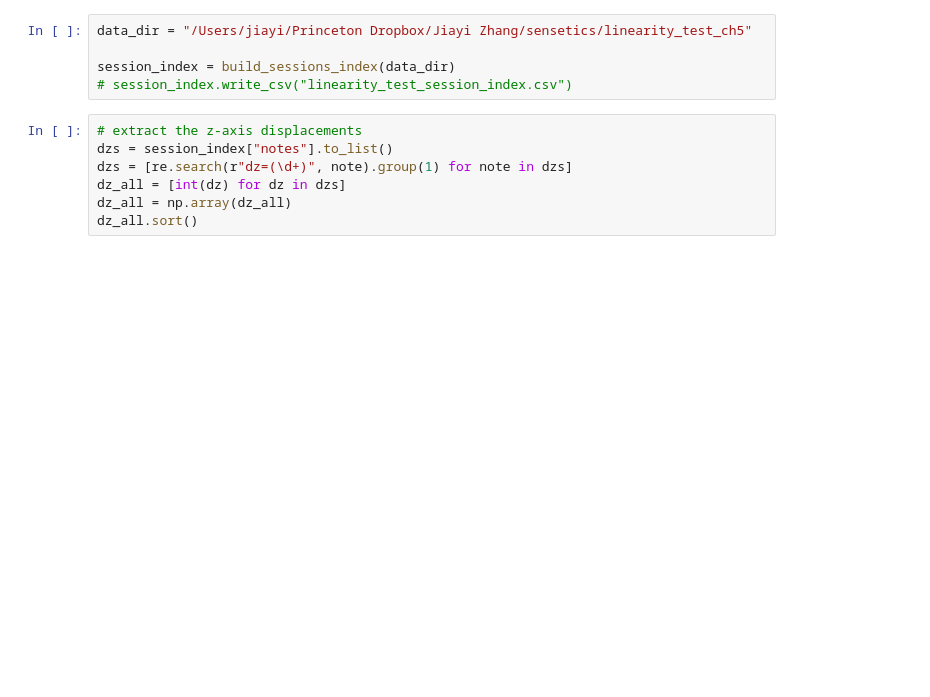
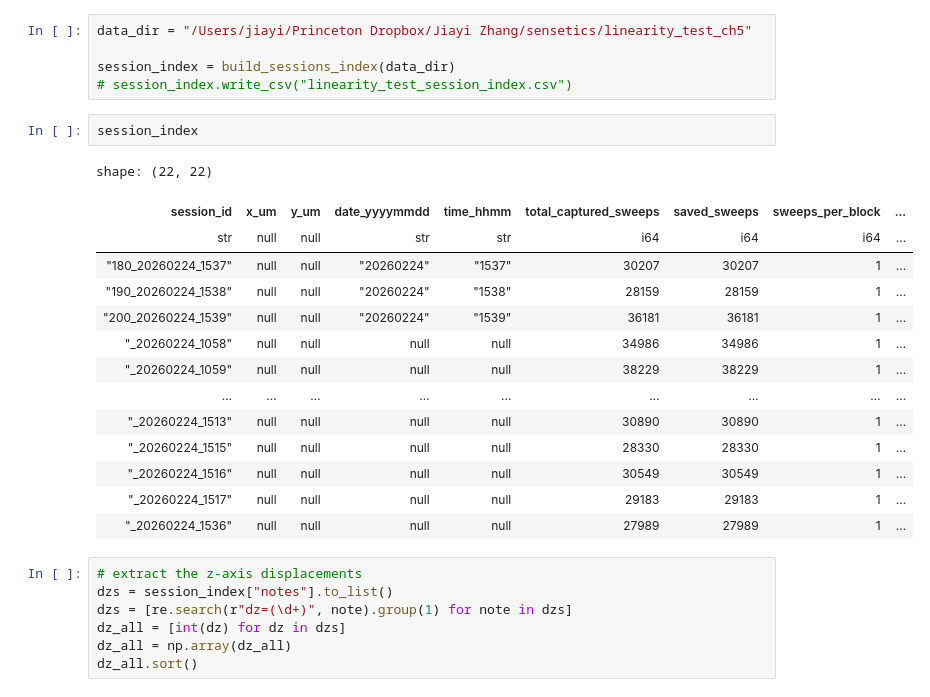
Before and after one commit to maggie-jiayizhang/sensetics, a Jupyter notebook: linearity_test.ipynb, the cells around one changed output. Drawn from its saved outputs; the diff is of its cells as text; blank space fills up the shorter version.

```diff
--- a/linearity_test.ipynb
+++ b/linearity_test.ipynb
@@ -18,6 +18,23 @@ data_dir = "/Users/jiayi/Princeton Dropbox/Jiayi Zhang/sensetics/linearity_test_
 
 session_index = build_sessions_index(data_dir)
 # session_index.write_csv("linearity_test_session_index.csv")
+# %%
+session_index
+# %% [output]
+shape: (22, 22)
+| session_id | x_um | y_um | date_yyyymmdd | time_hhmm | total_captured_sweeps | saved_sweeps | sweeps_per_block | ... |
+| str | null | null | str | str | i64 | i64 | i64 | ... |
+| "180_20260224_1537" | null | null | "20260224" | "1537" | 30207 | 30207 | 1 | ... |
+| "190_20260224_1538" | null | null | "20260224" | "1538" | 28159 | 28159 | 1 | ... |
+| "200_20260224_1539" | null | null | "20260224" | "1539" | 36181 | 36181 | 1 | ... |
+| "_20260224_1058" | null | null | null | null | 34986 | 34986 | 1 | ... |
+| "_20260224_1059" | null | null | null | null | 38229 | 38229 | 1 | ... |
+| … | … | … | … | … | … | … | … | ... |
+| "_20260224_1513" | null | null | null | null | 30890 | 30890 | 1 | ... |
+| "_20260224_1515" | null | null | null | null | 28330 | 28330 | 1 | ... |
+| "_20260224_1516" | null | null | null | null | 30549 | 30549 | 1 | ... |
+| "_20260224_1517" | null | null | null | null | 29183 | 29183 | 1 | ... |
+| "_20260224_1536" | null | null | null | null | 27989 | 27989 | 1 | ... |
 # %%
 # extract the z-axis displacements
 dzs = session_index["notes"].to_list()
```
Also changed, not shown: 9 other files.
